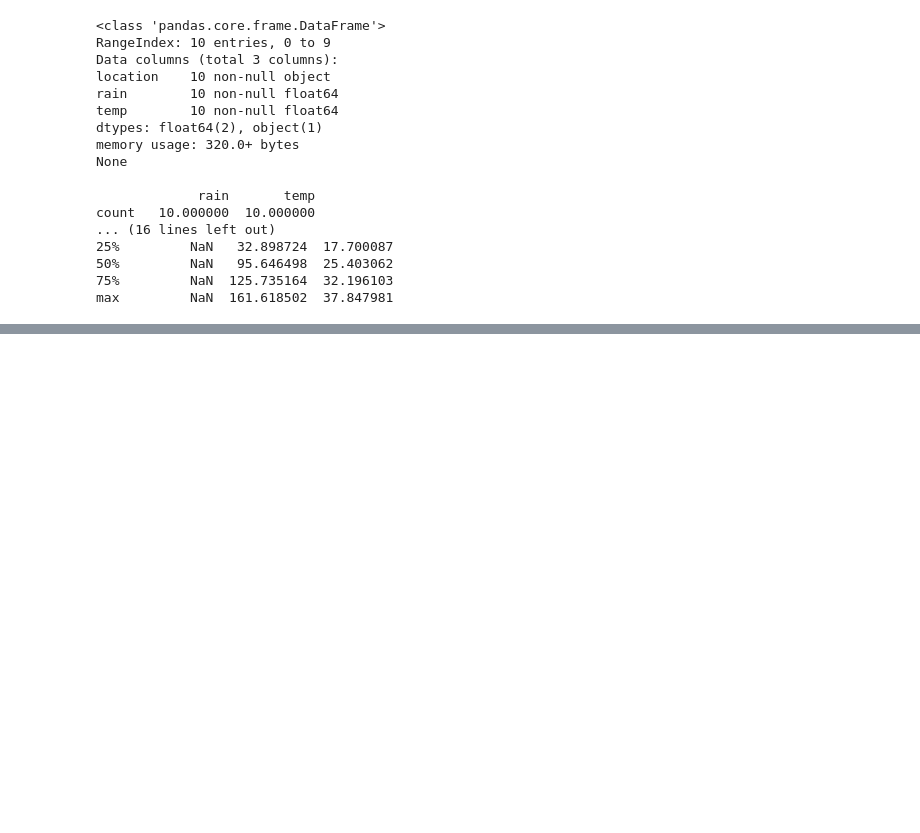
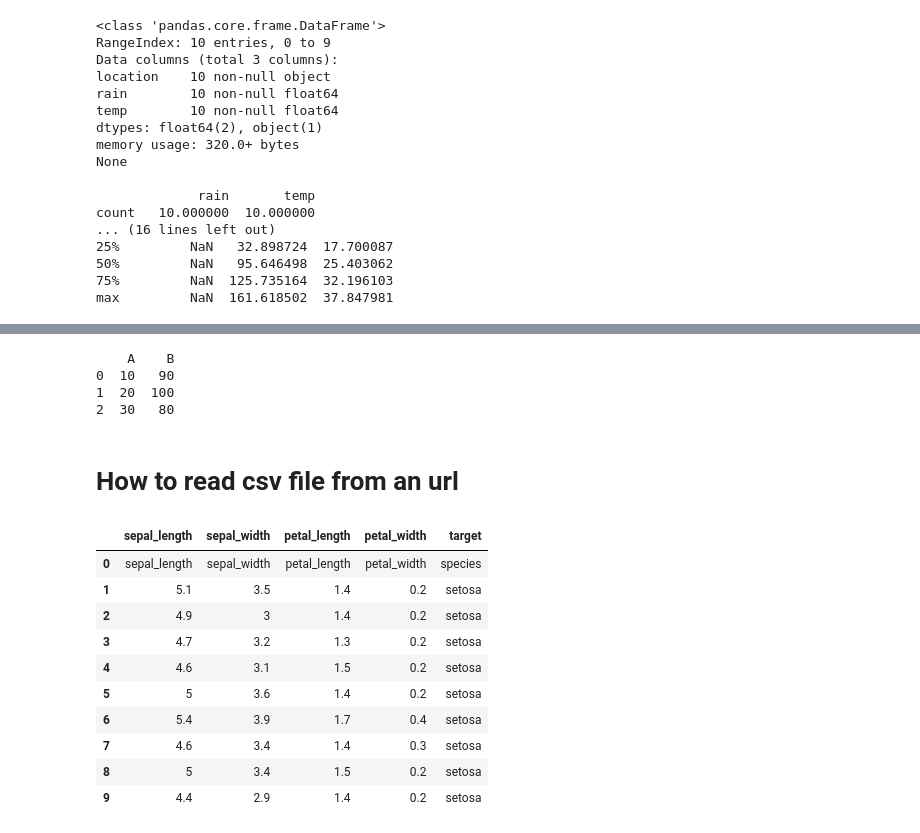
Before and after one commit to whatsupabhijit/py_rambling, a Jupyter notebook: panda.ipynb, the cells around one changed output, grey strips where cells are left out. Cells and saved outputs as stored; diff of their text form; code cells hidden in the pictures; blank space fills up the shorter version.

```diff
--- a/panda.ipynb
+++ b/panda.ipynb
@@ -475,0 +485,34 @@ max         NaN  161.618502  37.847981
+# %%
+# You can always put ?pd.read_csv enter to get what the function requires
+
+df_A = pd.DataFrame({'A': pd.Series([10,20,30]), 'B':pd.Series([90,100,80])})
+print(df_A)
+
+df_A.to_csv("app.csv")
+# %% [output]
+    A    B
+0  10   90
+1  20  100
+2  30   80
+# %% [markdown]
+# How to read csv file from an url
+# %%
+import urllib.request as ur
+
+file = ur.urlopen(ur.Request("https://raw.githubusercontent.com/uiuc-cse/data-fa14/gh-pages/data/iris.csv"))
+
+data = pd.read_csv(file, sep = ',' , header  = None, decimal= '.', names = ['sepal_length', 'sepal_width', 'petal_length', 'petal_width', 'target'])
+
+data.head(10)
+# %% [output]
+|  | sepal_length | sepal_width | petal_length | petal_width | target |
+| 0 | sepal_length | sepal_width | petal_length | petal_width | species |
+| 1 | 5.1 | 3.5 | 1.4 | 0.2 | setosa |
+| 2 | 4.9 | 3 | 1.4 | 0.2 | setosa |
+| 3 | 4.7 | 3.2 | 1.3 | 0.2 | setosa |
+| 4 | 4.6 | 3.1 | 1.5 | 0.2 | setosa |
+| 5 | 5 | 3.6 | 1.4 | 0.2 | setosa |
+| 6 | 5.4 | 3.9 | 1.7 | 0.4 | setosa |
+| 7 | 4.6 | 3.4 | 1.4 | 0.3 | setosa |
+| 8 | 5 | 3.4 | 1.5 | 0.2 | setosa |
+| 9 | 4.4 | 2.9 | 1.4 | 0.2 | setosa |
```
Also changed, not shown: parts of 22 cells of this notebook.
